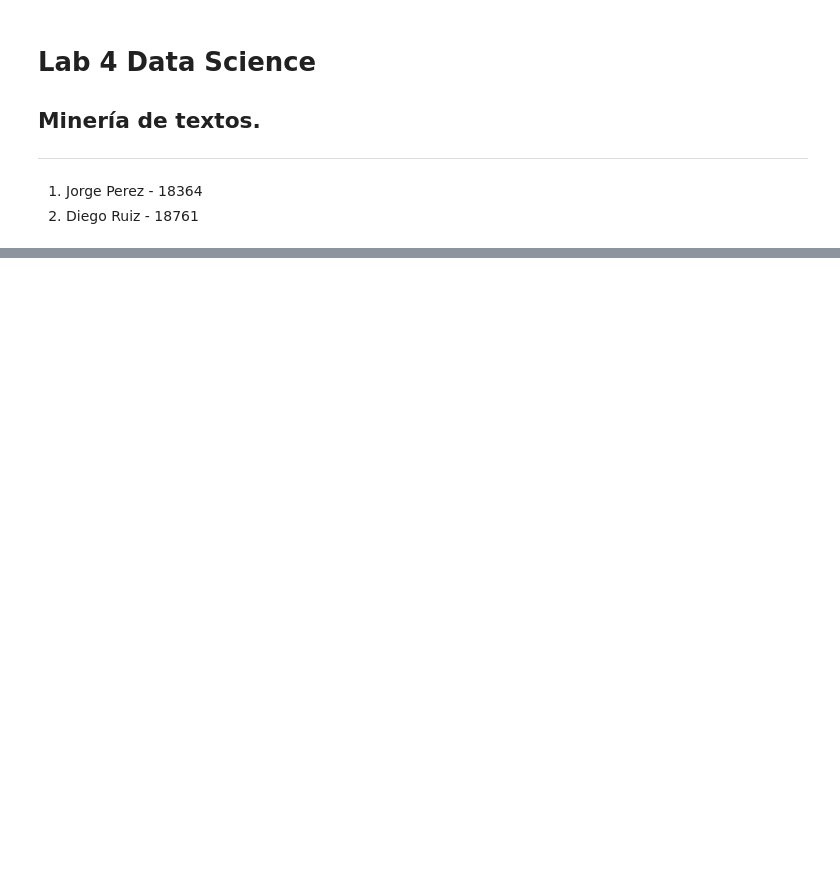
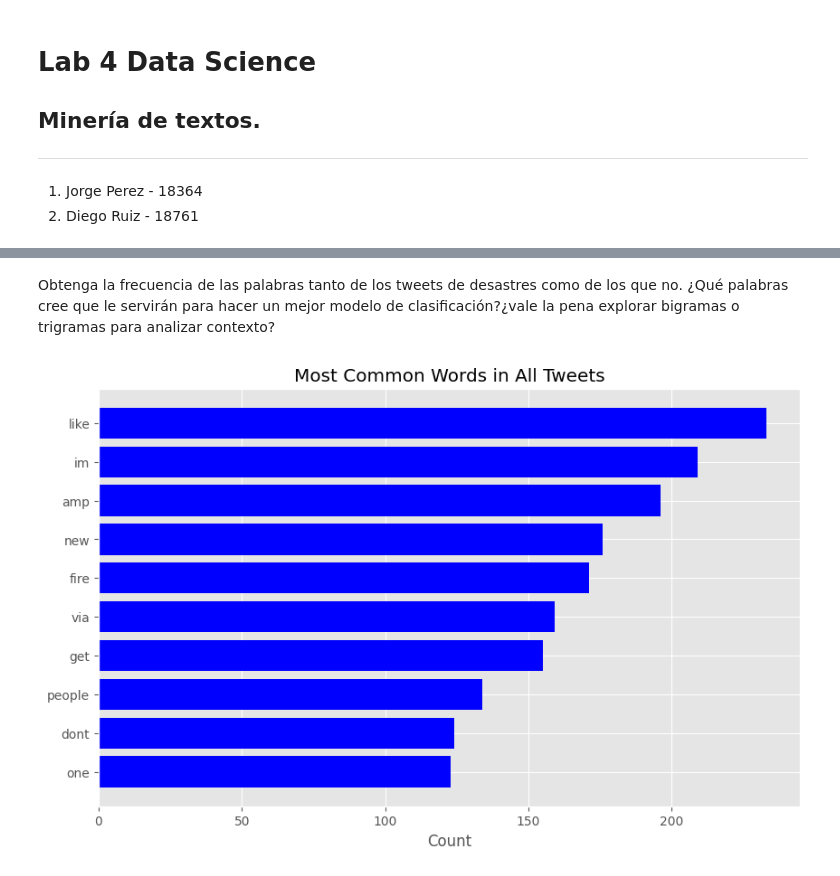
Before and after one commit to per18364/Lab4DS_18364_18761, a Jupyter notebook: main.ipynb, the cells around one changed output, grey strips where cells are left out. Cells and saved outputs as stored; diff of their text form; code cells hidden in the pictures; blank space fills up the shorter version.

```diff
--- a/main.ipynb
+++ b/main.ipynb
@@ -52,0 +175,4 @@ AttributeError: 'str' object has no attribute 'columns'
+# %%
+df['text'] = df['text'].str.lower()
+
+df.head()
@@ -52,0 +341,17 @@ AttributeError: 'str' object has no attribute 'columns'
+# %%
+def remove_numbers_except_911(text):
+    def stopwords(text):
+        words = text.split()
+        filtered_words = [word for word in words if word.lower() not in stop_words or word == "911"]
+        return ' '.join(filtered_words)
+
+    text_without_numbers = re.sub(r'\b\d+\b', '', text)
+    text_without_numbers = stopwords(text_without_numbers)  # Remove stopwords
+
+    return text_without_numbers
+
+df['text'] = df['text'].apply(remove_numbers_except_911)
+
+df.dropna(inplace=True)
+
+df
@@ -52,0 +372,30 @@ AttributeError: 'str' object has no attribute 'columns'
+# %% [markdown]
+Obtenga la frecuencia de las palabras tanto de los tweets de desastres como de los que no. ¿Qué
+palabras cree que le servirán para hacer un mejor modelo de clasificación?¿vale la pena explorar
+bigramas o trigramas para analizar contexto?
+# %%
+# Preprocess the text without removing stopwords
+def preprocess_text_no_stopwords(text):
+    text = text.lower()
+    # Caracteres especiales y urls
+    text = re.sub(r"[#@\'/-]", "", text)
+    text = re.sub(r'https?://\S+|www\.\S+', '', text)
+    return text
+
+df['processed_text'] = df['text'].apply(preprocess_text_no_stopwords)
+
+all_words = ' '.join(df['processed_text']).split()
+common_words_all = Counter(all_words).most_common(10)
+
+common_words_all
+
+words, counts = zip(*common_words_all)
+
+plt.figure(figsize=(10, 6))
+plt.barh(words, counts, color='blue')
+plt.xlabel('Count')
+plt.title('Most Common Words in All Tweets')
+plt.gca().invert_yaxis()
+plt.show()
+# %% [output]
+[figure, added]
```
Also changed, not shown: parts of 50 cells of this notebook.
